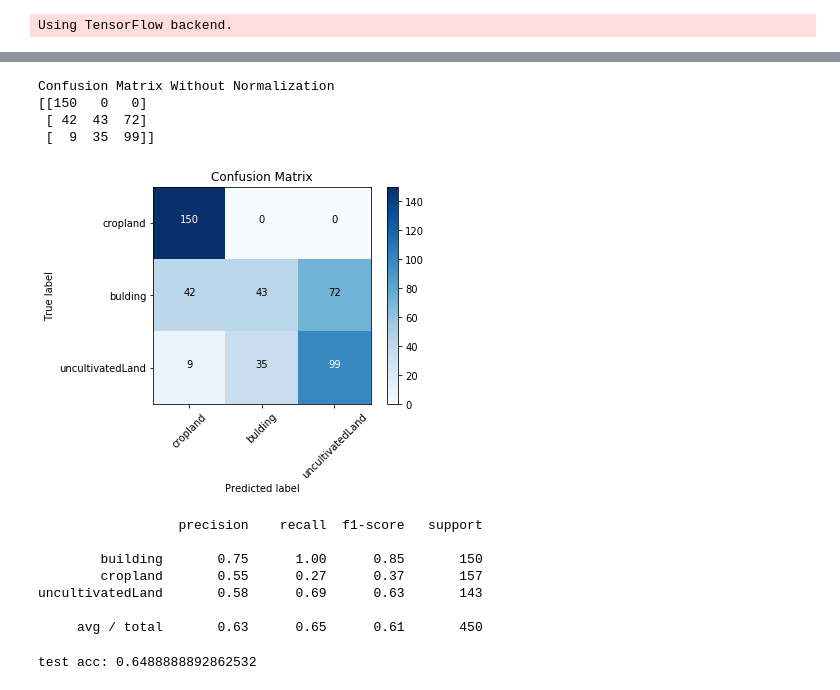
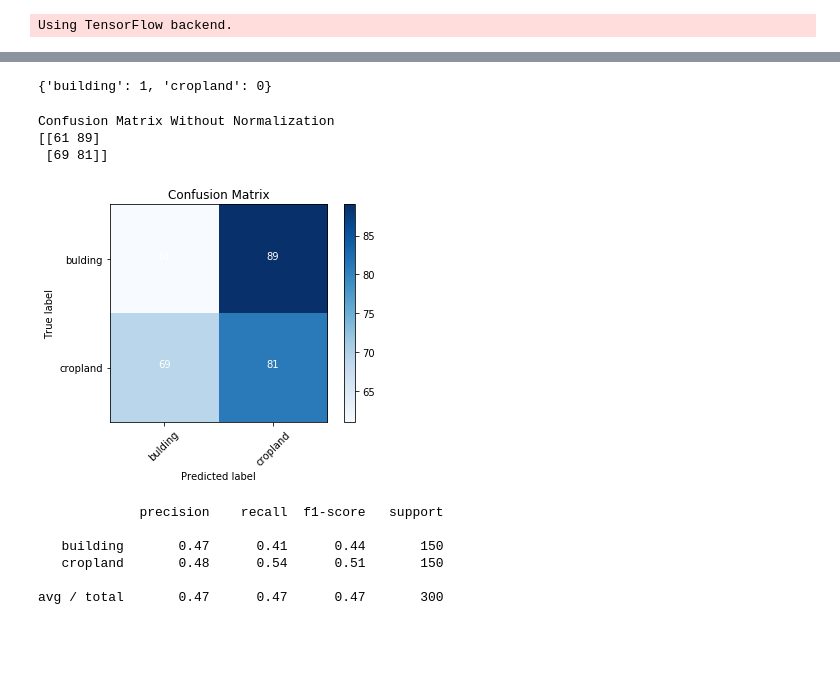
Before and after one commit to nurddeenIbra/cropland-mapping, a Jupyter notebook: Base_CNN_Without_Data_Augmentation_And_Regularization.ipynb, the cells around one changed output, grey strips where cells are left out. Cells and saved outputs as stored; diff of their text form; code cells hidden in the pictures; blank space fills up the shorter version.

```diff
--- a/Base_CNN_Without_Data_Augmentation_And_Regularization.ipynb
+++ b/Base_CNN_Without_Data_Augmentation_And_Regularization.ipynb
@@ -82,7 +71,0 @@ monitor = EarlyStopping(monitor='val_loss', min_delta=1e-3, patience=5, verbose=
-# %%
-#Train
-history = model.fit_generator(train_generator,
-steps_per_epoch=num_of_train_samples // batch_size,
-epochs=epochs,
-validation_data=validation_generator,
-validation_steps=num_of_test_samples // batch_size)
@@ -106,0 +72,2 @@ Epoch 70/70
+# %%
+history = model.fit_generator(train_batches, steps_per_epoch=12, validation_data=validation_batches, validation_steps=10, epochs=25, verbose=2)
@@ -131,2 +126,2 @@ plt.show()
 # %%
-test_labels = test_generator.classes
+test_labels = test_batches.classes
@@ -133,2 +145,2 @@ test_labels = test_generator.classes
 # %%
-predictions = model.predict_generator(test_generator, steps=9, verbose=0)
+predictions = model.predict_generator(test_batches, steps=10, verbose=0)
@@ -160,29 +198,26 @@ def plot_confusion_matrix(cm, classes, normalize=False, title='Confusion Matrix'
 # %%
 cm = confusion_matrix(test_labels, predictions.argmax(axis=1))
+# %%
+test_batches.class_indices
+# %% [output]
+{'building': 1, 'cropland': 0}
 # %%
-cm_plot_labels = ['cropland', 'bulding', 'uncultivatedLand']
+cm_plot_labels = ['bulding','cropland']
 plot_confusion_matrix(cm, cm_plot_labels, title = 'Confusion Matrix')
 # %% [output]
 Confusion Matrix Without Normalization
-[[150   0   0]
- [ 42  43  72]
- [  9  35  99]]
+[[61 89]
+ [69 81]]
-[figure, old version]
+[figure, new version]
 # %%
 from sklearn.metrics import classification_report
 # %%
-target_names = ['building', 'cropland', 'uncultivatedLand']
+target_names = ['building', 'cropland']
 print(classification_report(test_labels, predictions.argmax(axis=1), target_names=target_names))
 # %% [output]
-                  precision    recall  f1-score   support
+             precision    recall  f1-score   support
 
-        building       0.75      1.00      0.85       150
-        cropland       0.55      0.27      0.37       157
-uncultivatedLand       0.58      0.69      0.63       143
+   building       0.47      0.41      0.44       150
+   cropland       0.48      0.54      0.51       150
 
-     avg / total       0.63      0.65      0.61       450
+avg / total       0.47      0.47      0.47       300
-# %%
-test_loss, test_acc = model.evaluate_generator(test_generator, steps=9)
-print('test acc:', test_acc)
-# %% [output]
-test acc: 0.6488888892862532
```
Also changed, not shown: parts of 24 cells of this notebook.
